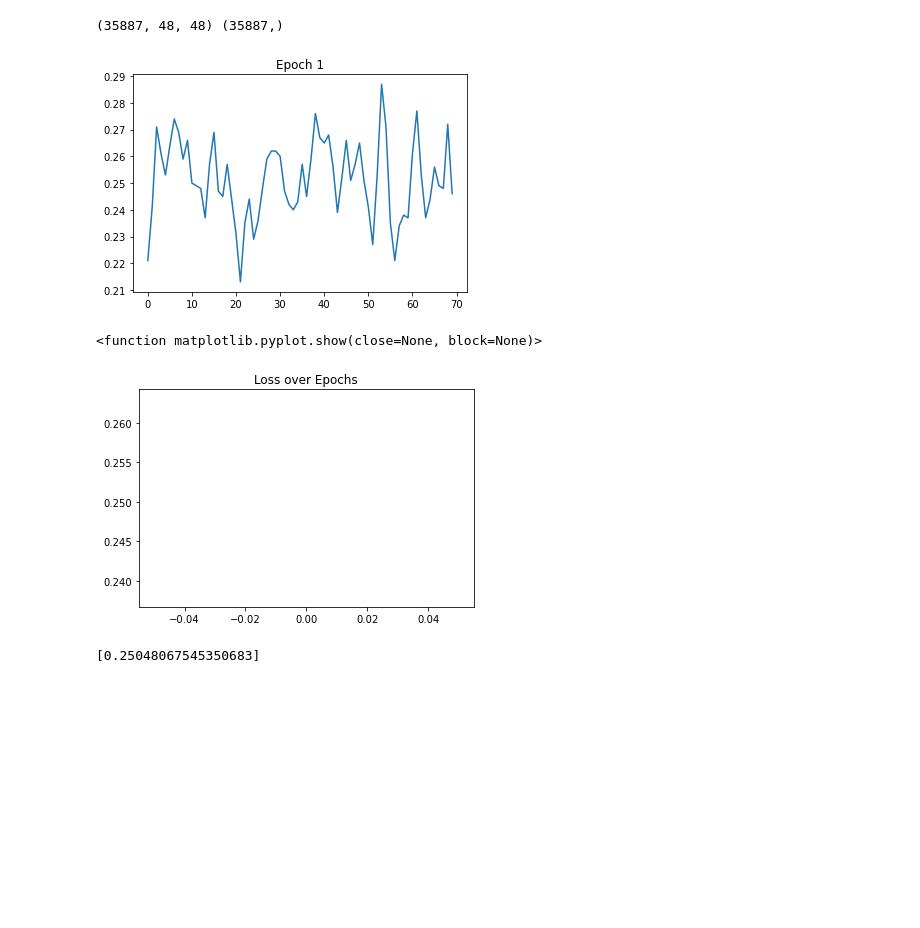
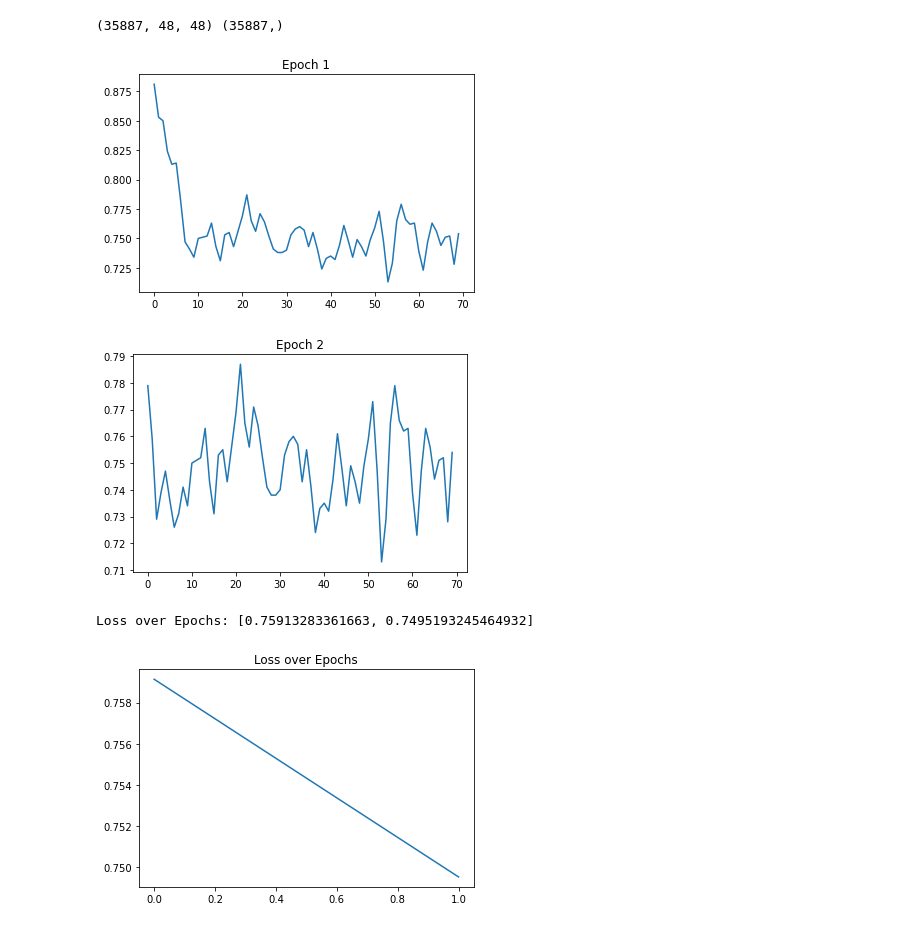
Before and after one commit to Adithya-Jayan/EC460_NNDL, a Jupyter notebook: Assignment 3.ipynb, the cells around one changed output. Cells and saved outputs as stored; diff of their text form; code cells hidden in the pictures; blank space fills up the shorter version.

Commit message:
Fixed error with plotting loss - (Correct was taken as wrong and vice versa)

```diff
--- a/Assignment 3.ipynb
+++ b/Assignment 3.ipynb
@@ -181,8 +181,8 @@ print(np.shape(X_train),np.shape(Y_train))
 # %% [output]
 (35887, 48, 48) (35887,)
 # %%
-Model = add_dense_layer(25,input_size =48*48)
-Model = add_dense_layer(25,Model)
+Model = add_dense_layer(15,input_size =48*48)
+Model = add_dense_layer(15,Model)
 Model = add_dense_layer(7,Model)
 # display_weights(Model)
 # %%
@@ -193,7 +193,7 @@ Model = add_dense_layer(7,Model)
 # display_weights(Model)
 n_classes = 7
 learning_rate = 0.01
-Epochs = 1
+Epochs = 2
 Loss = []
 
 for i in tqdm.tqdm(range(Epochs),position   = 0,leave = True,desc = "Epochs"):
@@ -203,38 +203,35 @@ for i in tqdm.tqdm(range(Epochs),position   = 0,leave = True,desc = "Epochs"):
 
         X = X.flatten()/255
 
         #Obtain Predictions
         Outputs = Forward_propogation(Model,X,softmax)
 
         #Save prediction for plotting
-        record = record + [np.argmax(Outputs[-1]) == Truth]
+        record = record + [np.argmax(Outputs[-1]) != Truth]
 
         #Calculate error
         temp = [0]*n_classes
         temp[Truth] = 1
         Error = (Outputs[-1] - temp)* learning_rate
 
         #Backpropogate using error
         Model = Back_propogation(Model,Outputs,Error,softmax)
 
     plt.figure()
     plt.plot([np.mean(record[i:i+1000]) for i in range(0,len(record)-1000,500)])
     plt.title("Epoch {}".format(i+1))
     plt.show()
 
     Loss = Loss + [np.mean(record)]
 
 plt.figure()
 plt.plot(Loss)
 plt.title("Loss over Epochs")
 plt.show
 
 print("Loss over Epochs:",Loss)
 # %% [output]
-[figure, old version]
+[figure, new version]
+[figure, new version]
-<function matplotlib.pyplot.show(close=None, block=None)>
+Loss over Epochs: [0.75913283361663, 0.7495193245464932]
-[figure, old version]
+[figure, added]
-# %%
-print(Loss)
-# %% [output]
-[0.25048067545350683]
```
